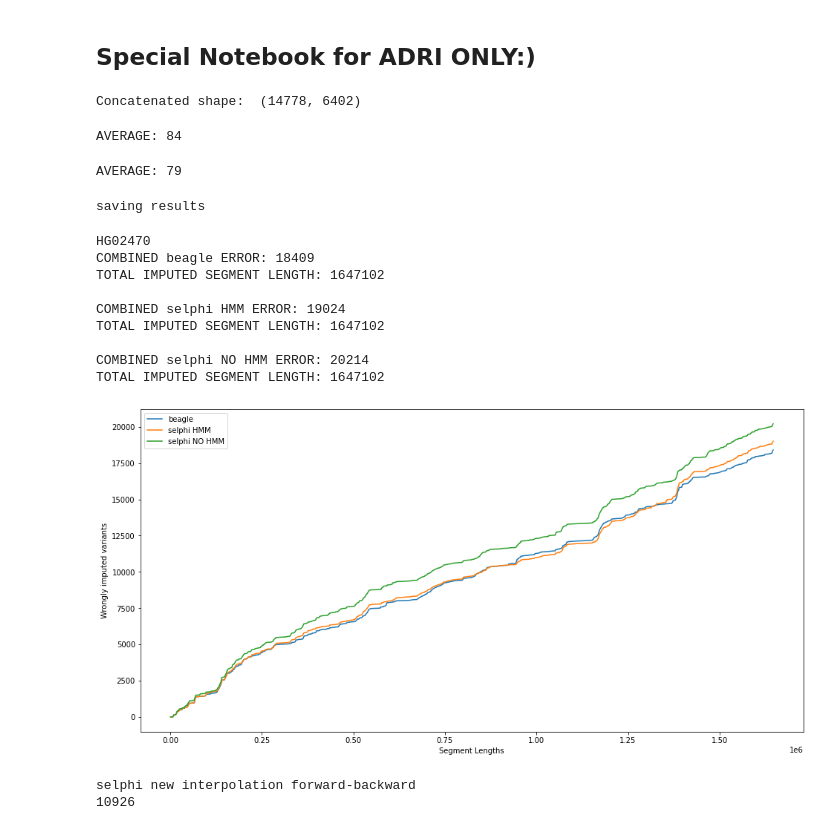
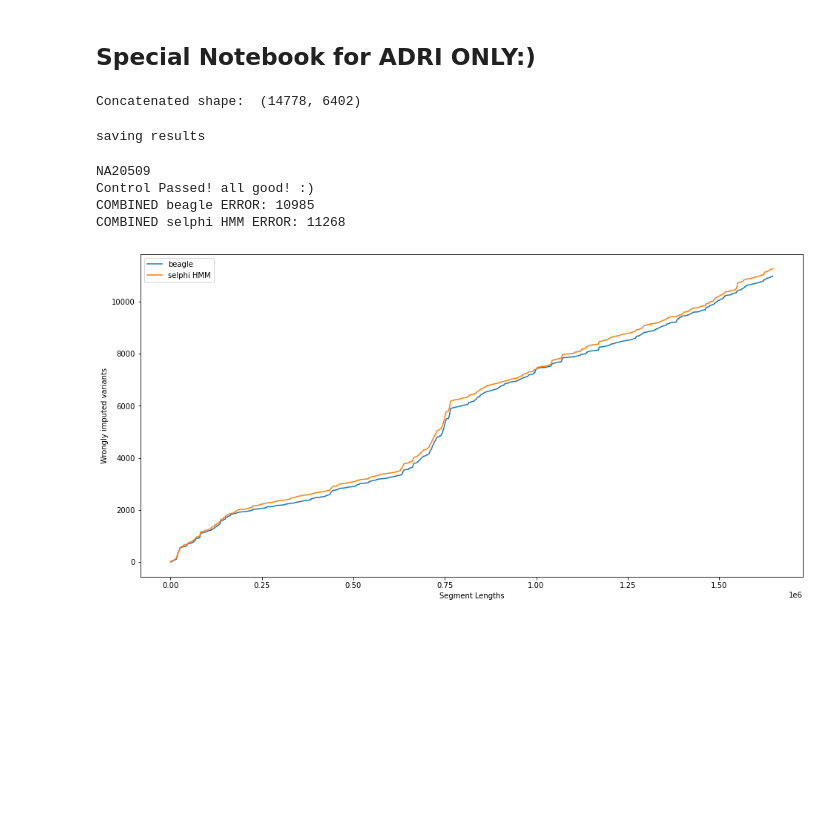
Before and after one commit to omicsedge/selphi, a Jupyter notebook: library/selphi.ipynb, the cells around one changed output. Drawn from its saved outputs; the diff is of its cells as text; code cells hidden in the pictures; blank space fills up the shorter version.

```diff
--- a/library/selphi.ipynb
+++ b/library/selphi.ipynb
@@ -32,7 +32,7 @@ from hmm_utils import create_composite_chip_panel,setFwdValues, setBwdValues
 # %%
 samples = [
     # "HG02445",
-    "HG02470",
+    # "HG02470",
     # "HG02325",
     # "HG02108",
     # "HG02508",
@@ -312,7 +312,7 @@ samples = [
     # "NA20753",
     # "NA20762",
     # "NA20786",
-    # "NA20509",
+    "NA20509",
     # "NA20511",
     # "NA20803",
     # "NA20535",
@@ -329,20 +329,20 @@ samples = [
 # %%
 # Load Data and deduplicate
 from utils_no_mod import deduplicate
-with open("./data/chip_id_list_full.txt", "rb") as fp:   # Unpickling
+with open("/home/ec2-user/adriano/imputation/phase3/selphi-2/data/chip_id_list_full.txt", "rb") as fp:   # Unpickling
     chip_id_list = pickle.load(fp)
-with open("./data/full_id_list_full.txt", "rb") as fp:   # Unpickling
+with open("/home/ec2-user/adriano/imputation/phase3/selphi-2/data/full_id_list_full.txt", "rb") as fp:   # Unpickling
     full_id_list = pickle.load(fp)
-with open("./data/original_indicies_full.txt", "rb") as fp:   # Unpickling
+with open("/home/ec2-user/adriano/imputation/phase3/selphi-2/data/original_indicies_full.txt", "rb") as fp:   # Unpickling
     original_indicies = pickle.load(fp)
-with open("./data/chip_positions.txt", "rb") as fp:   # Unpickling
+with open("/home/ec2-user/adriano/imputation/phase3/selphi-2/data/chip_positions.txt", "rb") as fp:   # Unpickling
     chip_positions = pickle.load(fp)
 chip_id_list, original_indicies = deduplicate(chip_id_list, full_id_list, chip_positions)
 # %%
 # LOAD GENETIC MAP
 import os
 # PUT genetic map path here that beagle uses
-genetic_map_path = "/home/ubuntu/resource_files/genetic_map_plink/plink.chr20.GRCh38.map"
+genetic_map_path = "/home/ec2-user/resource_files/genetic_map_plink/plink.chr20.GRCh38.map"
 
 
 def get_cm(recomb_maps, pos):
@@ -358,7 +358,7 @@ chip_positions_dedup = [int(x.split('-')[1]) for x in chip_id_list]
 num_obs = len(chip_positions_dedup)
 distances_cm = [get_cm(recomb_maps, x) for x in chip_positions_dedup]
 
-ref_panel_full_array_full = zarr.load("./data/ref_panel_full_array.zip")
+ref_panel_full_array_full = zarr.load("/home/ec2-user/adriano/imputation/phase3/selphi-2/data/ref_panel_full_array.zip")
 target_full_array = np.zeros((ref_panel_full_array_full.shape[0],2))
 # %%
 HAPS = [0,1]
@@ -430,7 +430,6 @@ for sample in samples:
         indicies_max_matches_set = indicies_max_matches_set[np.sort(idx)]
         indicies_max_matches_set = list(indicies_max_matches_set)
         average = int(np.average(np.array(matches_max)))
-        print(f"AVERAGE: {average}")
 
         indicies_max_matches_set_new = []
         for c,i in enumerate(indicies_max_matches_set):
@@ -469,52 +468,45 @@ for sample in samples:
                 pickle.dump(full_res_, f)
 # %% [output]
 Concatenated shape:  (14778, 6402)
-AVERAGE: 84
+saving results
-AVERAGE: 79
-saving results
 # %%
 # PLOT results
 
 # del plot_results
 import utils_no_mod
 importlib.reload(utils_no_mod)
 from utils_no_mod import plot_results
 folder_dict = {
-    "beagle":"./data/",
+    "beagle":"/home/ec2-user/adriano/imputation/phase3/selphi-2/data/validation_data/beagle_validated/",
     "selphi HMM":"./",
-    "selphi NO HMM":"./selpphi-imputed/",
+    # "selphi NO HMM":"./selpphi-imputed/",
 }
 
 # OVERWRITE SAMPLES
-samples = [
-    "HG02470",
-]
+# samples = [
+#     "HG02470",
+# ]
 
 plot_results(
     samples,
     folder_dict,
     ref_panel_full_array_full,
     target_full_array,
     original_indicies,
 )
 # %% [output]
-HG02470
-COMBINED beagle ERROR: 18409
-TOTAL IMPUTED SEGMENT LENGTH: 1647102
-
-COMBINED selphi HMM ERROR: 19024
-TOTAL IMPUTED SEGMENT LENGTH: 1647102
-
-COMBINED selphi NO HMM ERROR: 20214
-TOTAL IMPUTED SEGMENT LENGTH: 1647102
+NA20509
+Control Passed! all good! :)
+COMBINED beagle ERROR: 10985
+COMBINED selphi HMM ERROR: 11268
-[figure, old version]
+[figure, new version]
 # %%
 # THIS is A TESTING CELL!!! Don't run if you don't need to:)
 
 
-ordered_matches = {}
-for i in range(0,14778):
-    ordered_matches[i] = list(np.unique(composite_chip_panel[:25,i]))
+# ordered_matches = {}
+# for i in range(0,14778):
+#     ordered_matches[i] = list(np.unique(composite_chip_panel[:25,i]))
 
 
 del setFwdValues
@@ -537,6 +529,3 @@ for sample in samples:
     new_x = target_full_array[:,1][START:END]
     y = resultoo_fb[START:END]
     print(int(y.shape - np.sum(new_x == y)))
-# %% [output]
-selphi new interpolation forward-backward
-10926
```
Also changed, not shown: parts of 1 cell of this notebook, 3 other files.
